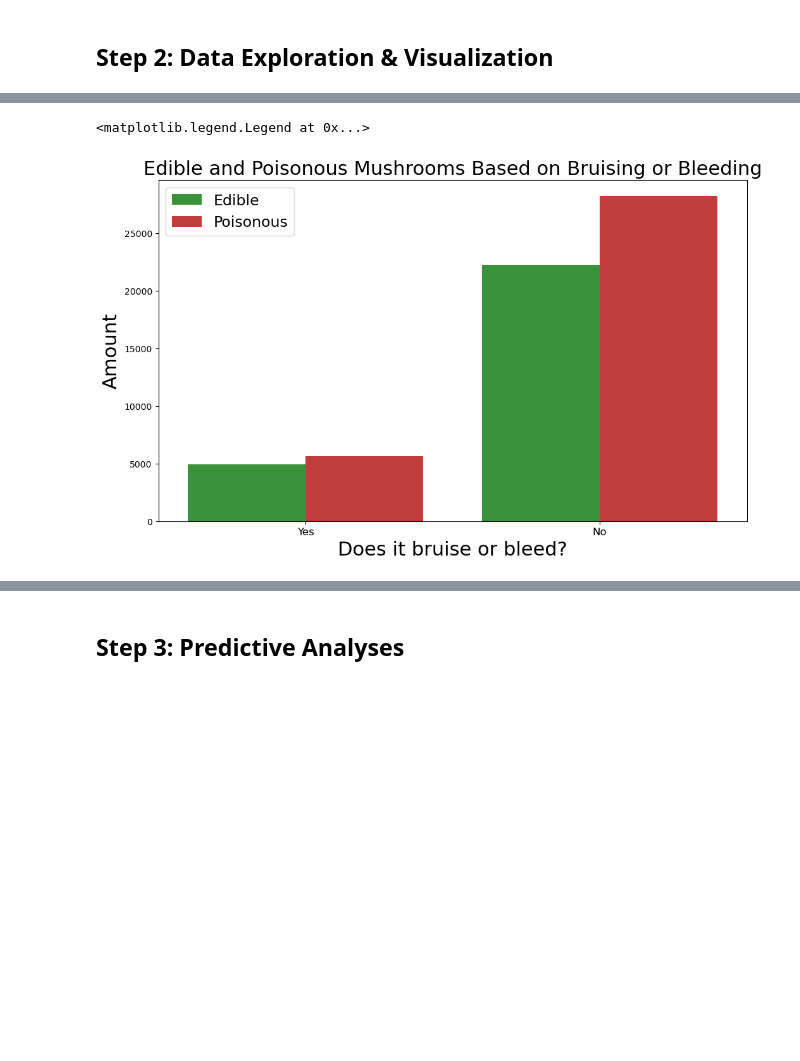
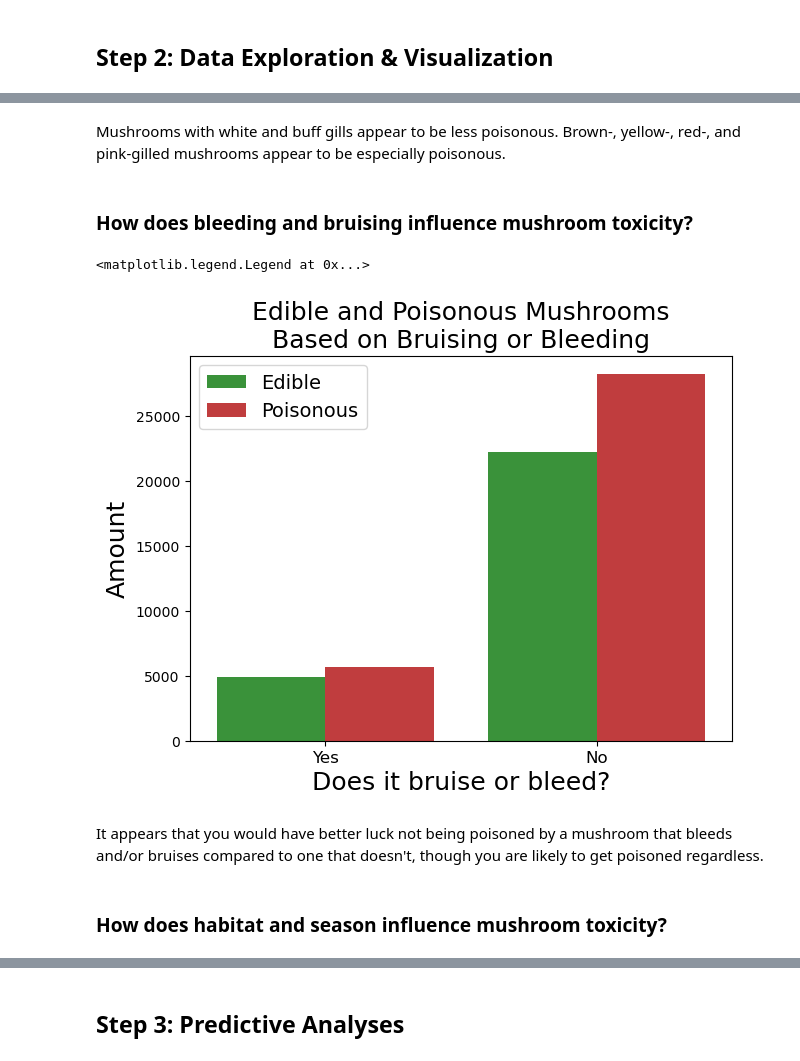
Before and after one commit to tmbiro/Project-4, a Jupyter notebook: Mushroom_Classification_tif.ipynb, the cells around one changed output, grey strips where cells are left out. Saved outputs shown, nothing was run; the diff lists cells and outputs as text; code cells hidden in the pictures; blank space fills up the shorter version.

```diff
--- a/Mushroom_Classification_tif.ipynb
+++ b/Mushroom_Classification_tif.ipynb
@@ -144,36 +376,44 @@ ax.legend(('Edible','Poisonous'),fontsize=17)
+# %% [markdown]
+Mushrooms with white and buff gills appear to be less poisonous. Brown-, yellow-, red-, and pink-gilled mushrooms appear to be especially poisonous.
+# %% [markdown]
+### How does bleeding and bruising influence mushroom toxicity?
 # %%
 # Check how bruising and bleeding influences whether the mushroom is poisonous or not
-fig, ax = plt.subplots(figsize=(12,7))
+fig, ax = plt.subplots(figsize=(7,5))
 
 # Plot data
 sns.countplot(
     data=clean,
     x="does-bruise-or-bleed",
     hue="class",
     order=clean['does-bruise-or-bleed'].value_counts(ascending=True).index,
     palette={
         "e":palette[2],
         "p":palette[3]
         }
     )
 
 # Set x-axis
-ax.set_xlabel("Does it bruise or bleed?",fontsize=22)
+ax.set_xlabel("Does it bruise or bleed?",fontsize=18)
 
 # Set y-axis
-ax.set_ylabel('Amount',fontsize=22)
+ax.set_ylabel('Amount',fontsize=18)
 
 # Add title
-ax.set_title('Edible and Poisonous Mushrooms Based on Bruising or Bleeding',fontsize=22)
+ax.set_title('Edible and Poisonous Mushrooms\nBased on Bruising or Bleeding',fontsize=18)
 
 # Set x-labels
 ax.set_xticklabels(
     ('Yes',
      'No'
      ),fontsize = 12)
 
 # Set legend
-ax.legend(('Edible','Poisonous'),fontsize=17)
+ax.legend(('Edible','Poisonous'),fontsize=14)
 # %% [output]
 <matplotlib.legend.Legend at 0x...>
-[figure, old version]
+[figure, new version]
+# %% [markdown]
+It appears that you would have better luck not being poisoned by a mushroom that bleeds and/or bruises compared to one that doesn't, though you are likely to get poisoned regardless.
+# %% [markdown]
+### How does habitat and season influence mushroom toxicity?
```
Also changed, not shown: parts of 22 cells of this notebook.
